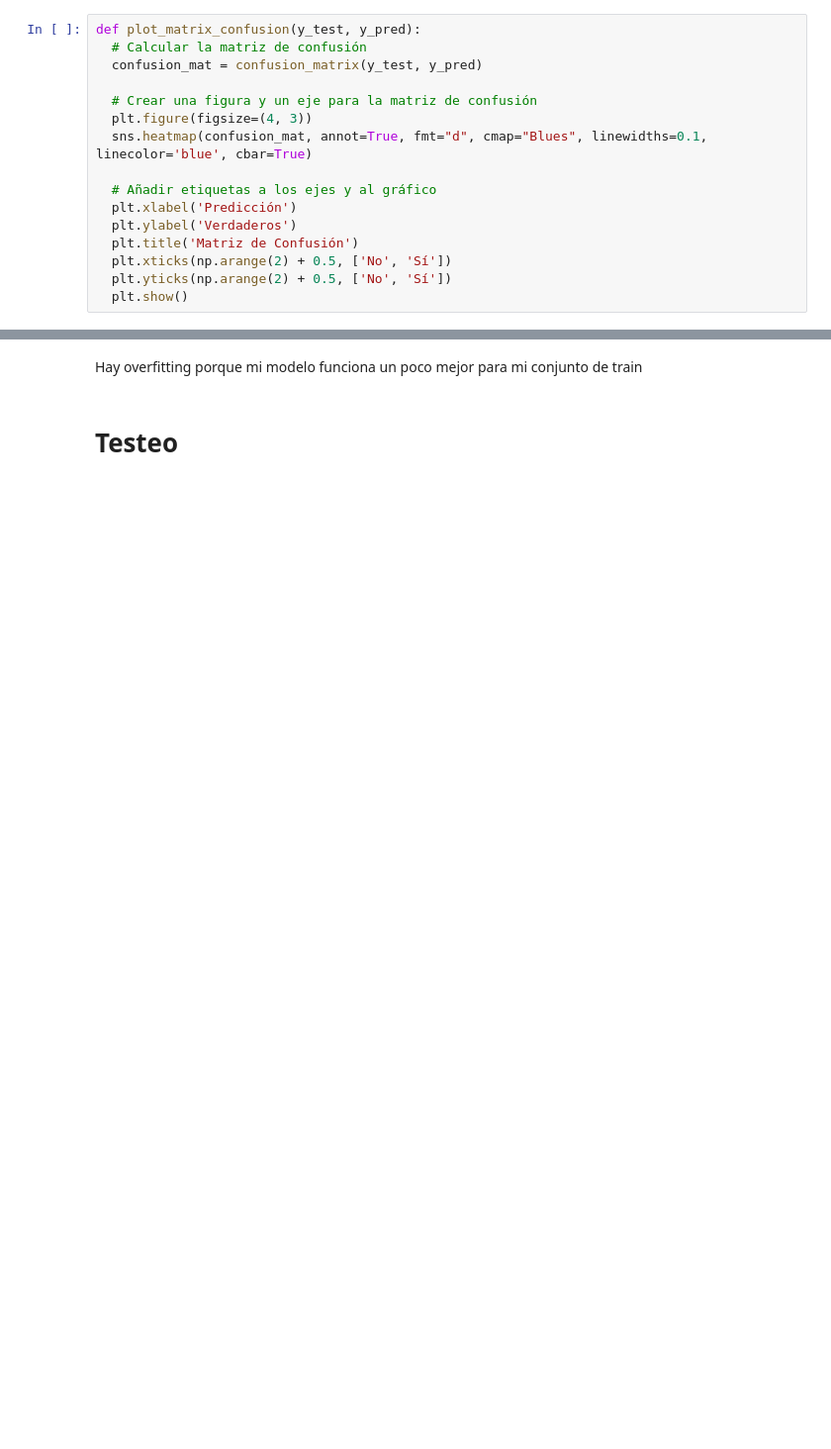
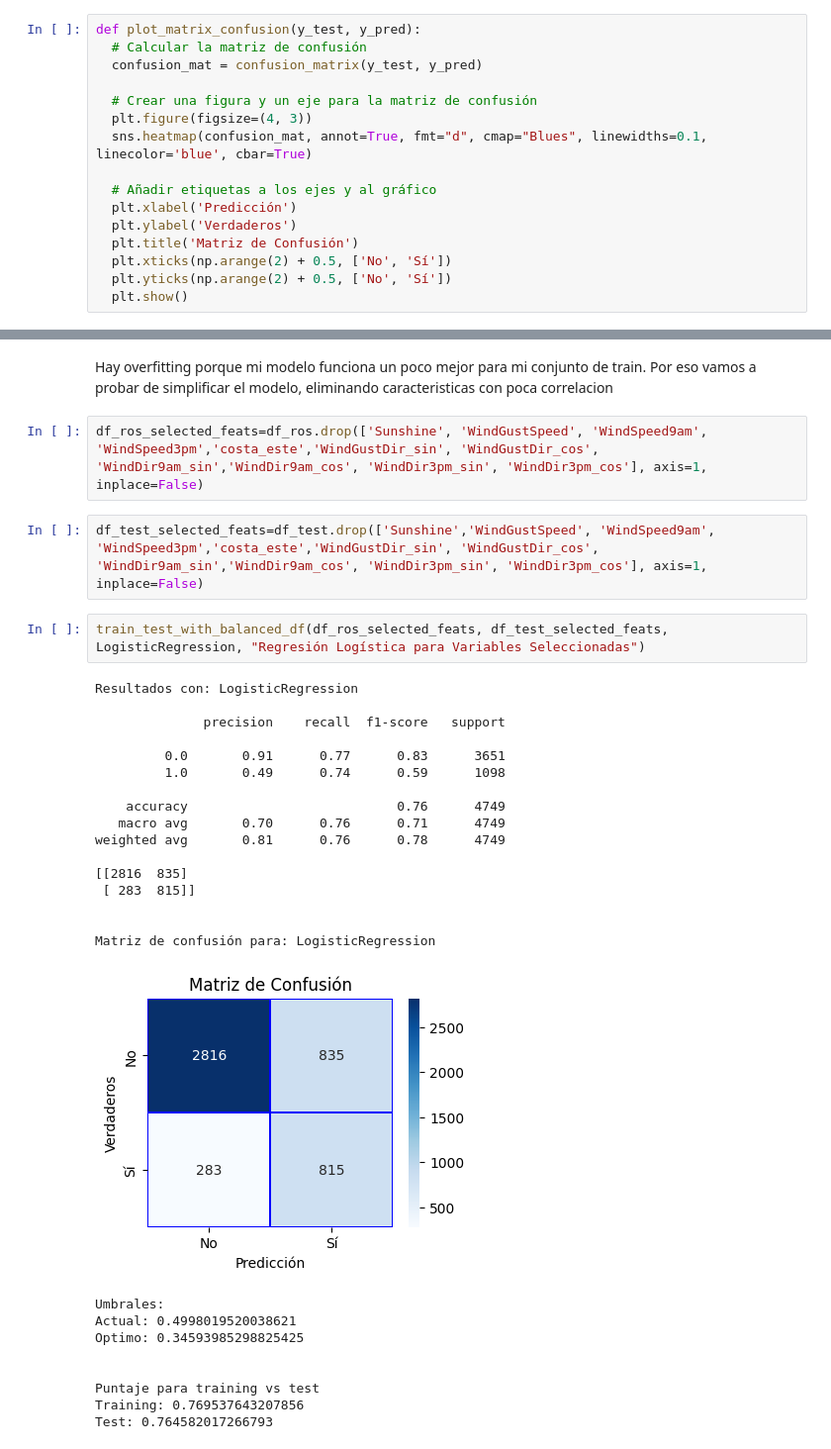
Before and after one commit to itssofiarce/AA1-TUIA-Petetta-Arce, a Jupyter notebook: TP_integrador_AA1_RL.ipynb, the cells around one changed output, grey strips where cells are left out. Shown at 99% size. Cells and saved outputs as stored; diff of their text form; blank space fills up the shorter version.

```diff
--- a/TP_integrador_AA1_RL.ipynb
+++ b/TP_integrador_AA1_RL.ipynb
@@ -452,4 +518,34 @@ Test: 0.786481364497789
 # %% [markdown]
-Hay overfitting porque mi modelo funciona un poco mejor para mi conjunto de train
+Hay overfitting porque mi modelo funciona un poco mejor para mi conjunto de train. Por eso vamos a probar de simplificar el modelo, eliminando caracteristicas con poca correlacion
-# %% [markdown]
-# Testeo
+# %%
+df_ros_selected_feats=df_ros.drop(['Sunshine', 'WindGustSpeed', 'WindSpeed9am', 'WindSpeed3pm','costa_este','WindGustDir_sin', 'WindGustDir_cos', 'WindDir9am_sin','WindDir9am_cos', 'WindDir3pm_sin', 'WindDir3pm_cos'], axis=1, inplace=False)
+# %%
+df_test_selected_feats=df_test.drop(['Sunshine','WindGustSpeed', 'WindSpeed9am', 'WindSpeed3pm','costa_este','WindGustDir_sin', 'WindGustDir_cos', 'WindDir9am_sin','WindDir9am_cos', 'WindDir3pm_sin', 'WindDir3pm_cos'], axis=1, inplace=False)
+# %%
+train_test_with_balanced_df(df_ros_selected_feats, df_test_selected_feats, LogisticRegression, "Regresión Logística para Variables Seleccionadas")
+# %% [output]
+Resultados con: LogisticRegression
+
+              precision    recall  f1-score   support
+
+         0.0       0.91      0.77      0.83      3651
+         1.0       0.49      0.74      0.59      1098
+
+    accuracy                           0.76      4749
+   macro avg       0.70      0.76      0.71      4749
+weighted avg       0.81      0.76      0.78      4749
+
+[[2816  835]
+ [ 283  815]]
+
+
+Matriz de confusión para: LogisticRegression
+[figure, added]
+Umbrales:
+Actual: 0.4998019520038621
+Optimo: 0.34593985298825425
+
+
+Puntaje para training vs test
+Training: 0.769537643207856
+Test: 0.764582017266793
```
Also changed, not shown: parts of 38 cells of this notebook.
